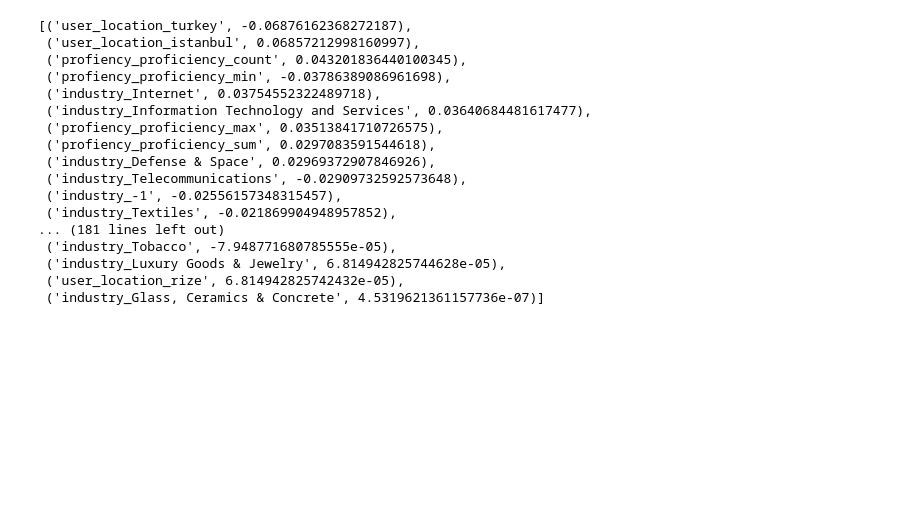
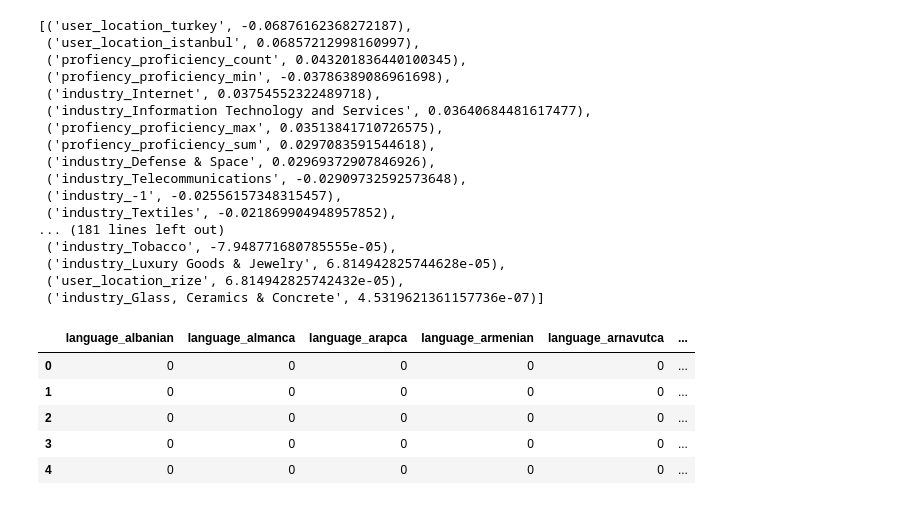
Before and after one commit to furkaneneseren/Datathon-BBVA, a Jupyter notebook: churn-with-linkedin.ipynb, the cells around one changed output. Drawn from its saved outputs; the diff is of its cells as text; code cells hidden in the pictures; blank space fills up the shorter version.

```diff
--- a/churn-with-linkedin.ipynb
+++ b/churn-with-linkedin.ipynb
@@ -1224,0 +1272,11 @@ target_corrs(train)
+# %%
+categorical = pd.get_dummies(languages_encode.select_dtypes('object'))
+categorical['user_id'] = languages_encode['user_id']
+categorical.head()
+# %% [output]
+|  | language_albanian | language_almanca | language_arapca | language_armenian | language_arnavutca | ... |
+| 0 | 0 | 0 | 0 | 0 | 0 | ... |
+| 1 | 0 | 0 | 0 | 0 | 0 | ... |
+| 2 | 0 | 0 | 0 | 0 | 0 | ... |
+| 3 | 0 | 0 | 0 | 0 | 0 | ... |
+| 4 | 0 | 0 | 0 | 0 | 0 | ... |
```
Also changed, not shown: parts of 34 cells of this notebook.
